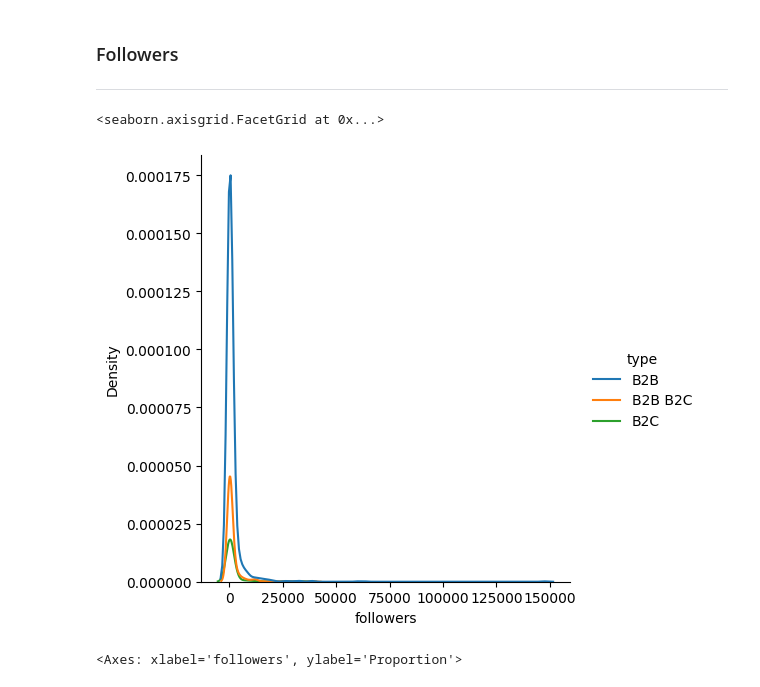
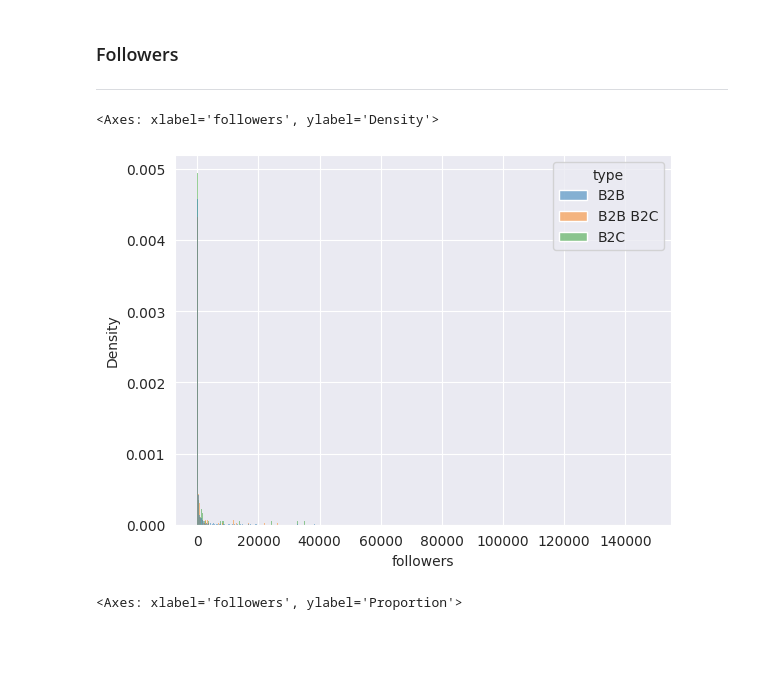
Before and after one commit to cvillela/amplemarket_challenge, a Jupyter notebook: challenge.ipynb, the cells around one changed output. Drawn from its saved outputs; the diff is of its cells as text; code cells hidden in the pictures; blank space fills up the shorter version.

```diff
--- a/challenge.ipynb
+++ b/challenge.ipynb
@@ -65,6 +65,8 @@ device_id = torch.cuda.current_device() if torch.cuda.is_available() else -1
 device_id
 # %% [output]
 0
+# %%
+sns.set_style('darkgrid')
 # %% [markdown]
 # Import the Data
 ---
@@ -287,10 +289,10 @@ sns.boxplot(data=df, x='type', y='employees_on_linkedin')
 # %%
 # df = remove_top_outliers(df, 'followers', 0.1)
 # %%
-sns.displot(data=df, x='followers', kind='kde', hue='type')
+sns.histplot(data=df, x='followers', common_norm=False, stat="density", hue='type')
 # %% [output]
-<seaborn.axisgrid.FacetGrid at 0x...>
+<Axes: xlabel='followers', ylabel='Density'>
-[figure, old version]
+[figure, new version]
 # %%
 sns.ecdfplot(data=df, x='followers',  hue='type')
 # %% [output]
```
Also changed, not shown: parts of 53 cells of this notebook.
